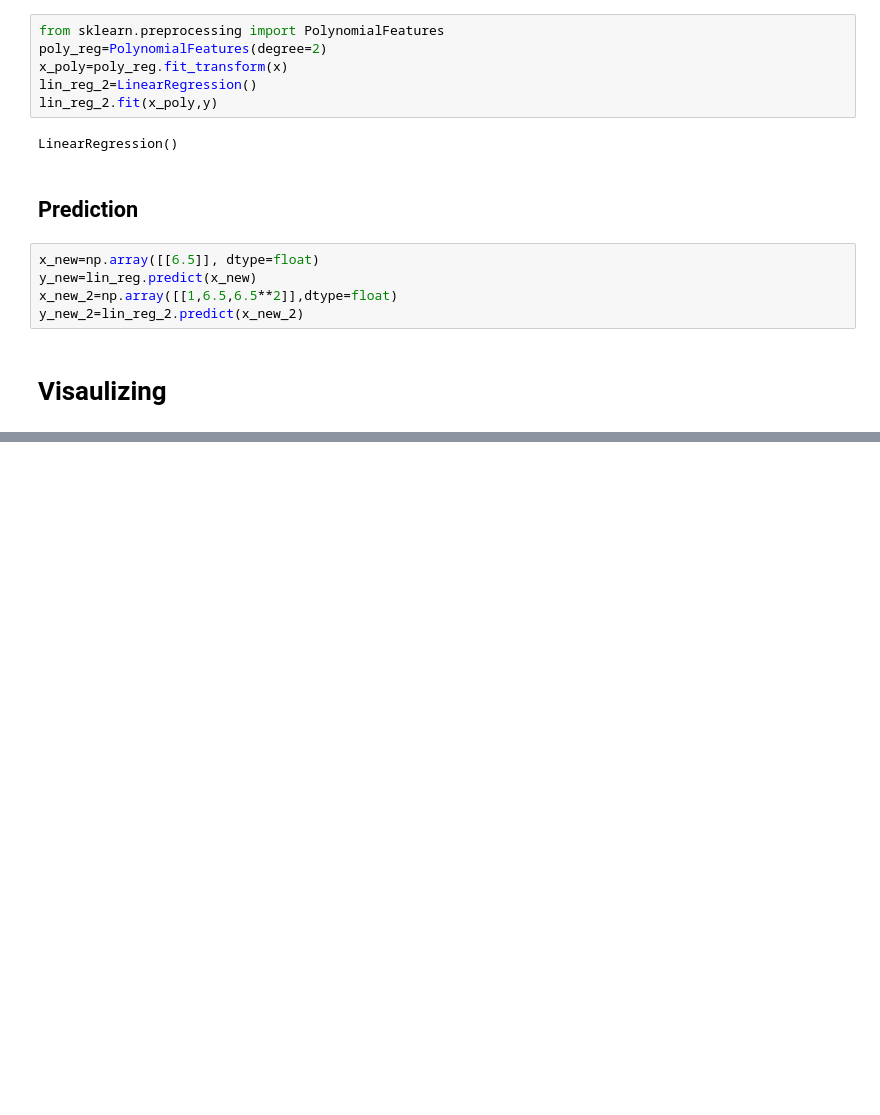
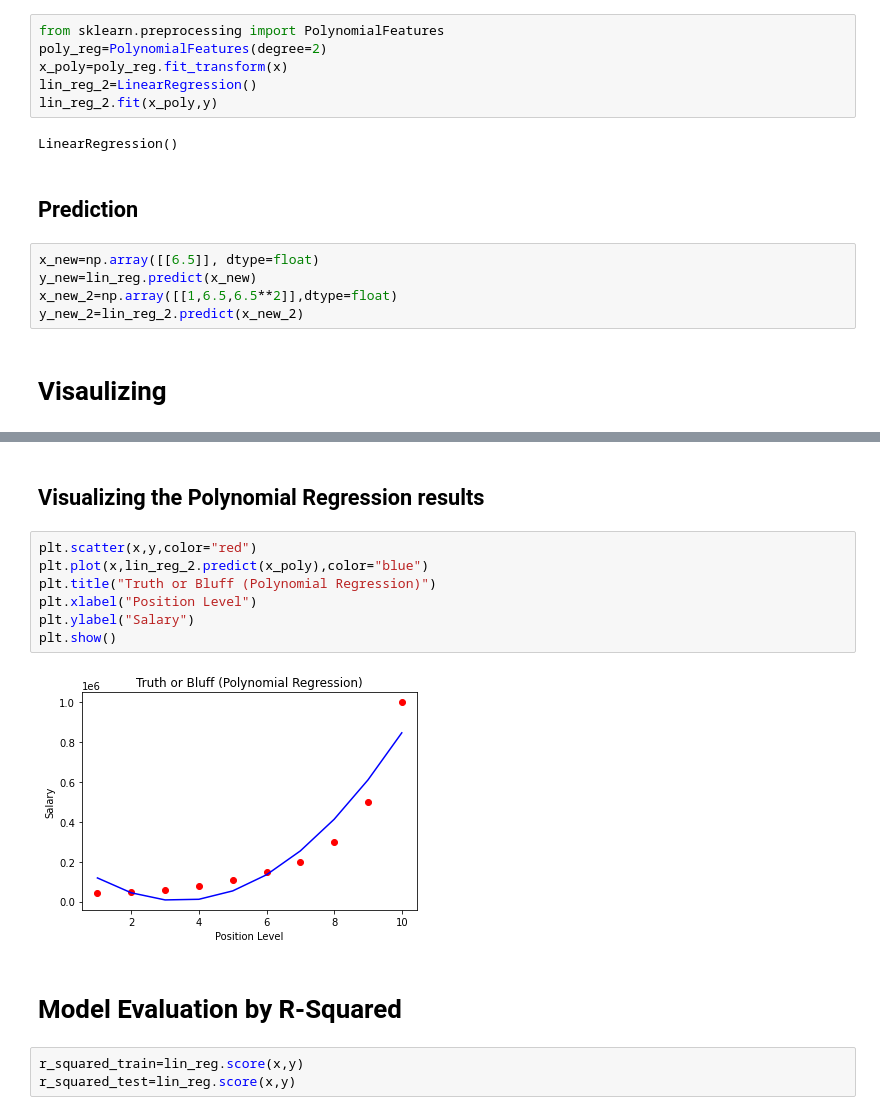
Before and after one commit to hamidtech/DataMining, a Jupyter notebook: 5-polynomial-Regression.ipynb, the cells around one changed output, grey strips where cells are left out. Saved outputs shown, nothing was run; the diff lists cells and outputs as text; blank space fills up the shorter version.

```diff
--- a/5-polynomial-Regression.ipynb
+++ b/5-polynomial-Regression.ipynb
@@ -61,0 +69,16 @@ plt.scatter
+# %% [markdown]
+## Visualizing the Polynomial Regression results
+# %%
+plt.scatter(x,y,color="red")
+plt.plot(x,lin_reg_2.predict(x_poly),color="blue")
+plt.title("Truth or Bluff (Polynomial Regression)")
+plt.xlabel("Position Level")
+plt.ylabel("Salary")
+plt.show()
+# %% [output]
+[figure, added]
+# %% [markdown]
+# Model Evaluation by R-Squared
+# %%
+r_squared_train=lin_reg.score(x,y)
+r_squared_test=lin_reg.score(x,y)
```
Also changed, not shown: parts of 3 cells of this notebook.
